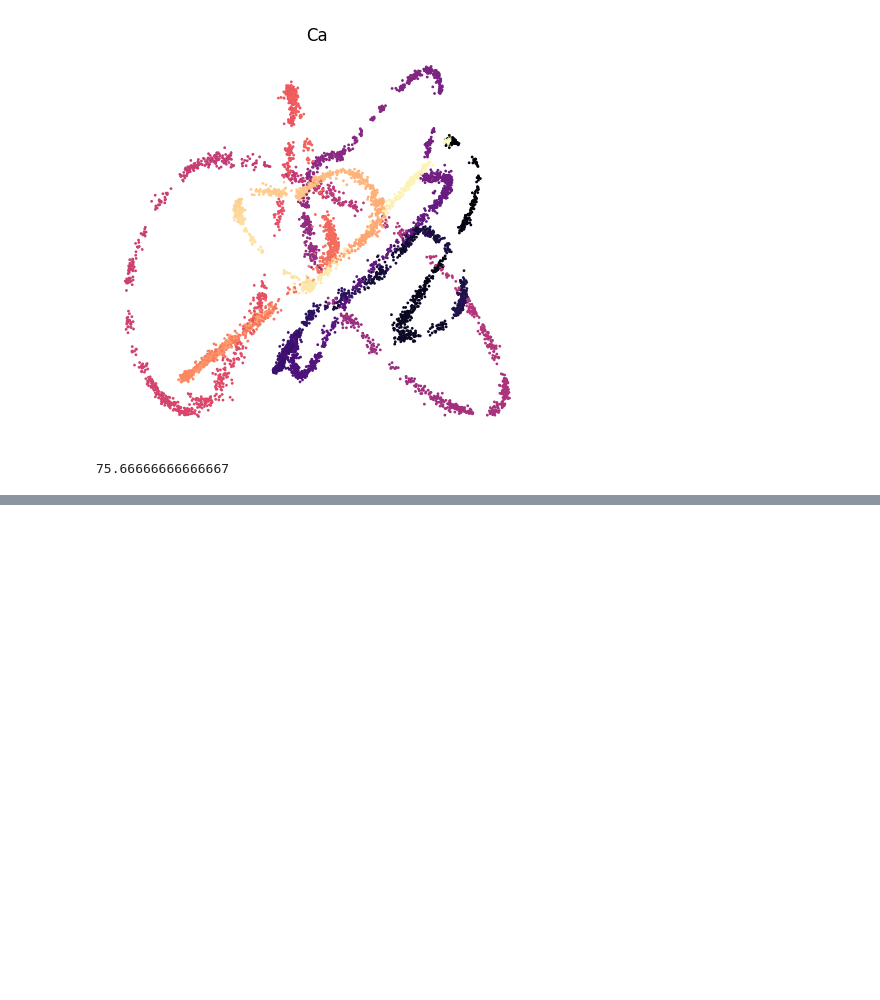
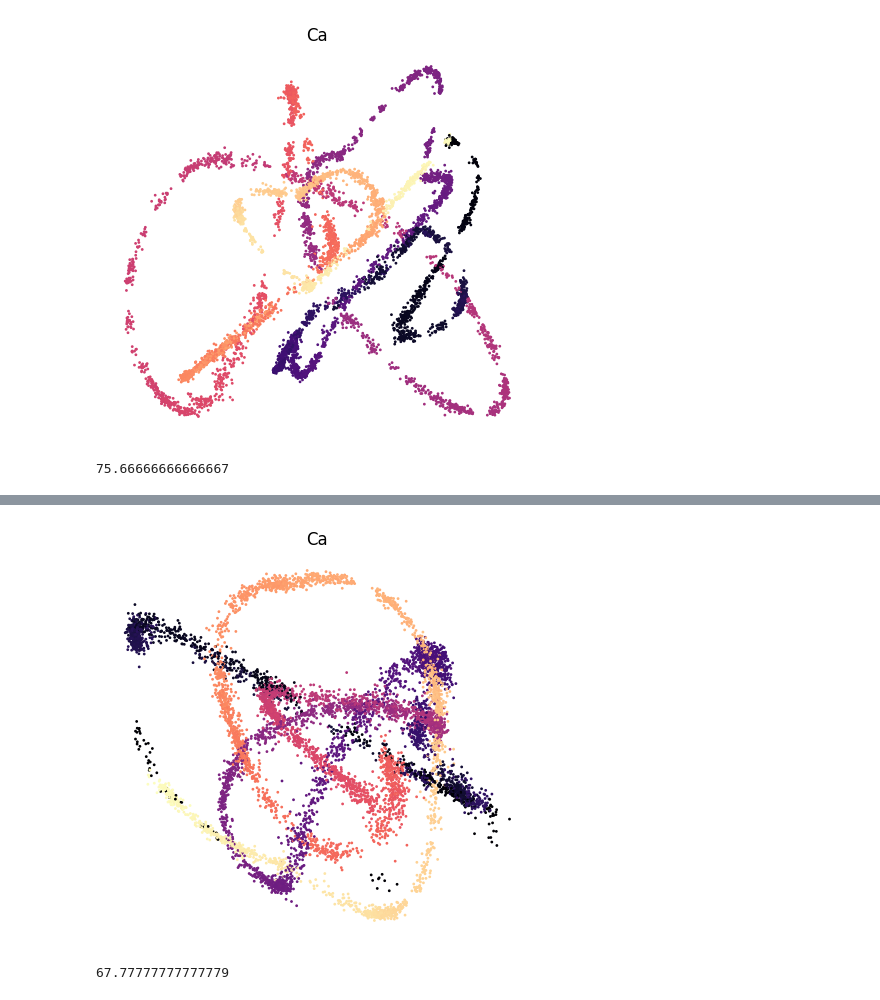
Before and after one commit to mariakesa/AbsoluteMadness, a Jupyter notebook: CEBRAPlay/decoding.ipynb, the cells around one changed output, grey strips where cells are left out. Drawn from its saved outputs; the diff is of its cells as text; code cells hidden in the pictures; blank space fills up the shorter version.

```diff
--- a/CEBRAPlay/decoding.ipynb
+++ b/CEBRAPlay/decoding.ipynb
@@ -215,0 +225,9 @@ run_pipeline(**exps)
+# %%
+from pipeline import run_pipeline
+
+exps={'cortex': 'VISl','seed':333,'num_neurons':800}
+
+run_pipeline(**exps)
+# %% [output]
+[figure, added]
+67.77777777777779
```
Also changed, not shown: parts of 2 cells of this notebook, 9 other files.
